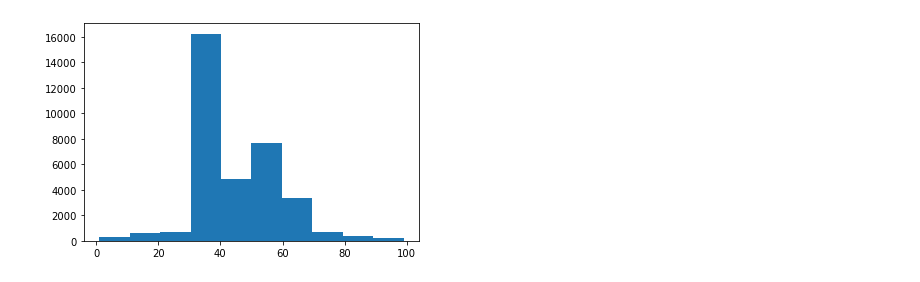
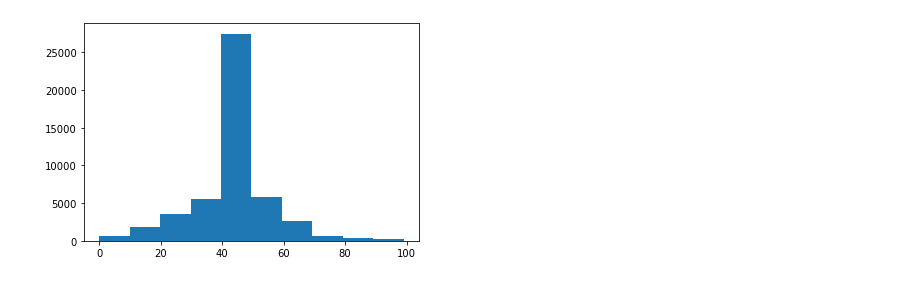
Before and after one commit to vhfleury/python-dev-test, a Jupyter notebook: scripts/analise_exploratoria.ipynb, the cells around one changed output. Drawn from its saved outputs; the diff is of its cells as text; code cells hidden in the pictures.

```diff
--- a/scripts/analise_exploratoria.ipynb
+++ b/scripts/analise_exploratoria.ipynb
@@ -7,8 +7,6 @@ import sqlite3
 # %%
 coon = sqlite3.connect("../data/adult.db")
 df = pd.read_sql_query('''select * from adult;''', coon)
-# %%
-df.dropna(inplace=True)
 # %%
 df.info()
 # %% [output]
@@ -95,5 +108,5 @@ plt.show()
 # %%
-plt.hist(df[df['class'] == ">50k"]["hours_per_week"])
+plt.hist(df["hours_per_week"])
 plt.show()
 # %% [output]
-[figure, old version]
+[figure, new version]
```
Also changed, not shown: parts of 23 cells of this notebook, 3 other files.
